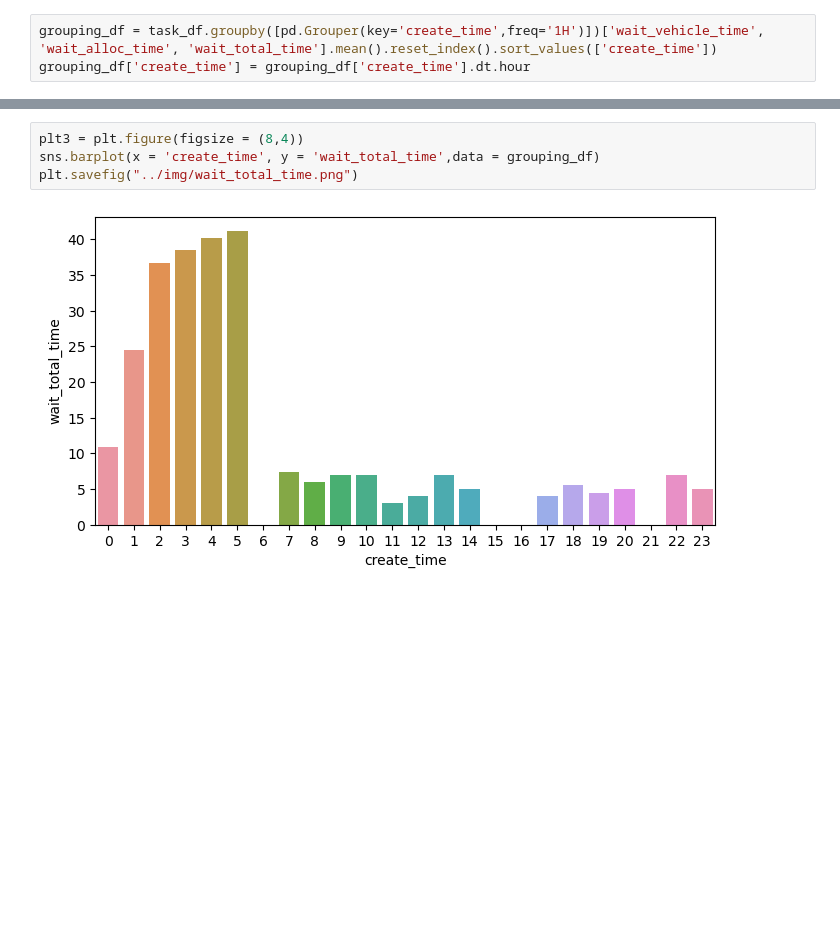
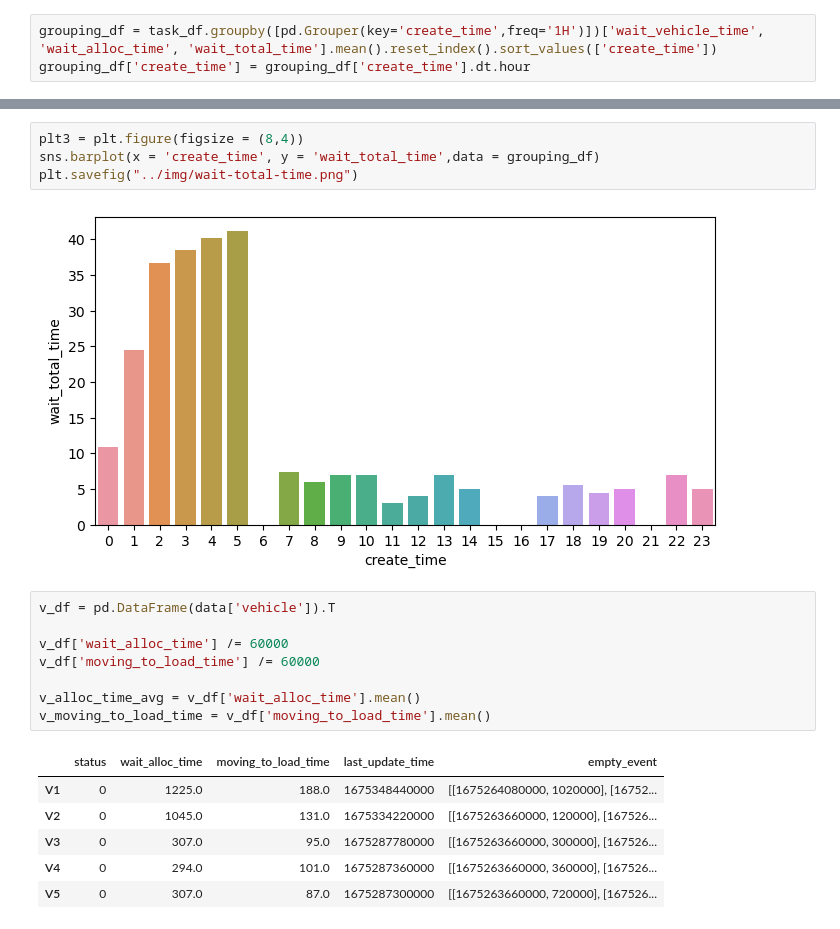
Before and after one commit to mas-taxim/multi-vehicle-simulator, a Jupyter notebook: statistics/report.ipynb, the cells around one changed output, grey strips where cells are left out. Cells and saved outputs as stored; diff of their text form; blank space fills up the shorter version.

```diff
--- a/statistics/report.ipynb
+++ b/statistics/report.ipynb
@@ -37,6 +37,21 @@ plt.savefig("../img/wait_alloc_time.png")
 # %%
 plt3 = plt.figure(figsize = (8,4))
 sns.barplot(x = 'create_time', y = 'wait_total_time',data = grouping_df)
-plt.savefig("../img/wait_total_time.png")
+plt.savefig("../img/wait-total-time.png")
 # %% [output]
 [figure]
+# %%
+v_df = pd.DataFrame(data['vehicle']).T
+
+v_df['wait_alloc_time'] /= 60000
+v_df['moving_to_load_time'] /= 60000
+
+v_alloc_time_avg = v_df['wait_alloc_time'].mean()
+v_moving_to_load_time = v_df['moving_to_load_time'].mean()
+# %% [output]
+|  | status | wait_alloc_time | moving_to_load_time | last_update_time | empty_event |
+| V1 | 0 | 1225.0 | 188.0 | 1675348440000 | [[1675264080000, 1020000], [16752... |
+| V2 | 0 | 1045.0 | 131.0 | 1675334220000 | [[1675263660000, 120000], [167526... |
+| V3 | 0 | 307.0 | 95.0 | 1675287780000 | [[1675263660000, 300000], [167526... |
+| V4 | 0 | 294.0 | 101.0 | 1675287360000 | [[1675263660000, 360000], [167526... |
+| V5 | 0 | 307.0 | 87.0 | 1675287300000 | [[1675263660000, 720000], [167526... |
```
Also changed, not shown: parts of 3 cells of this notebook, 6 other files.
